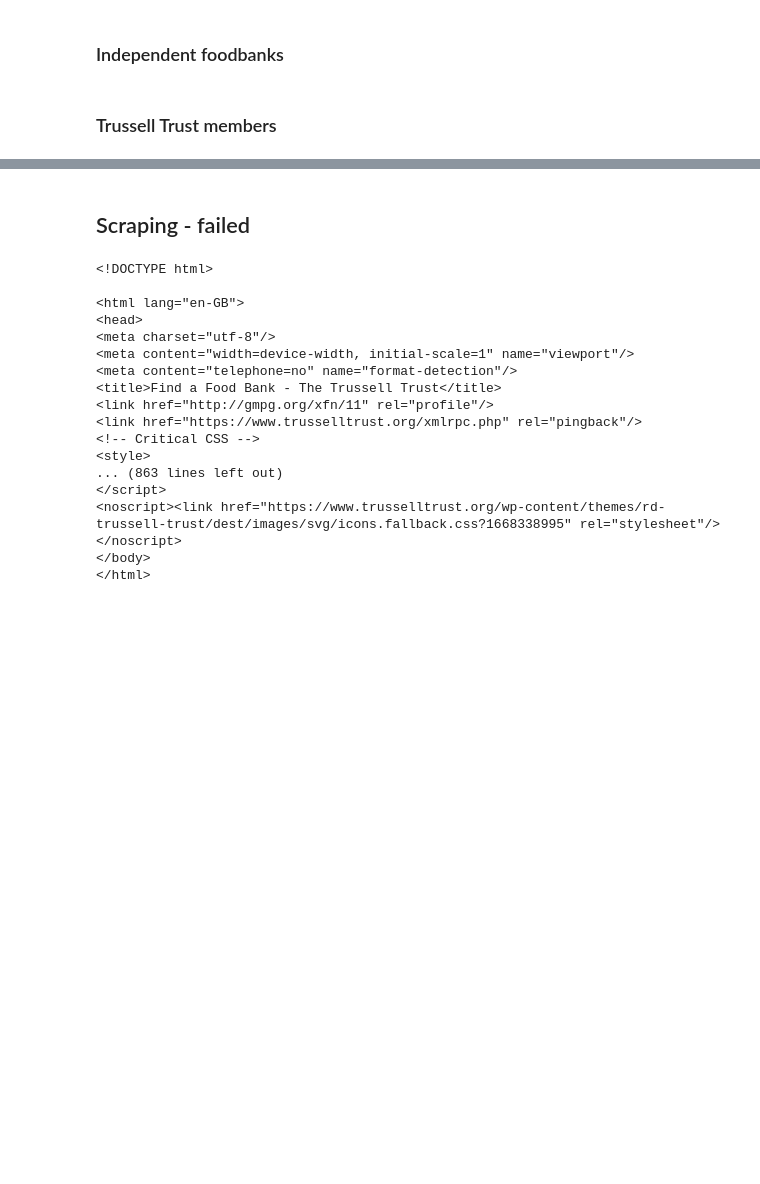
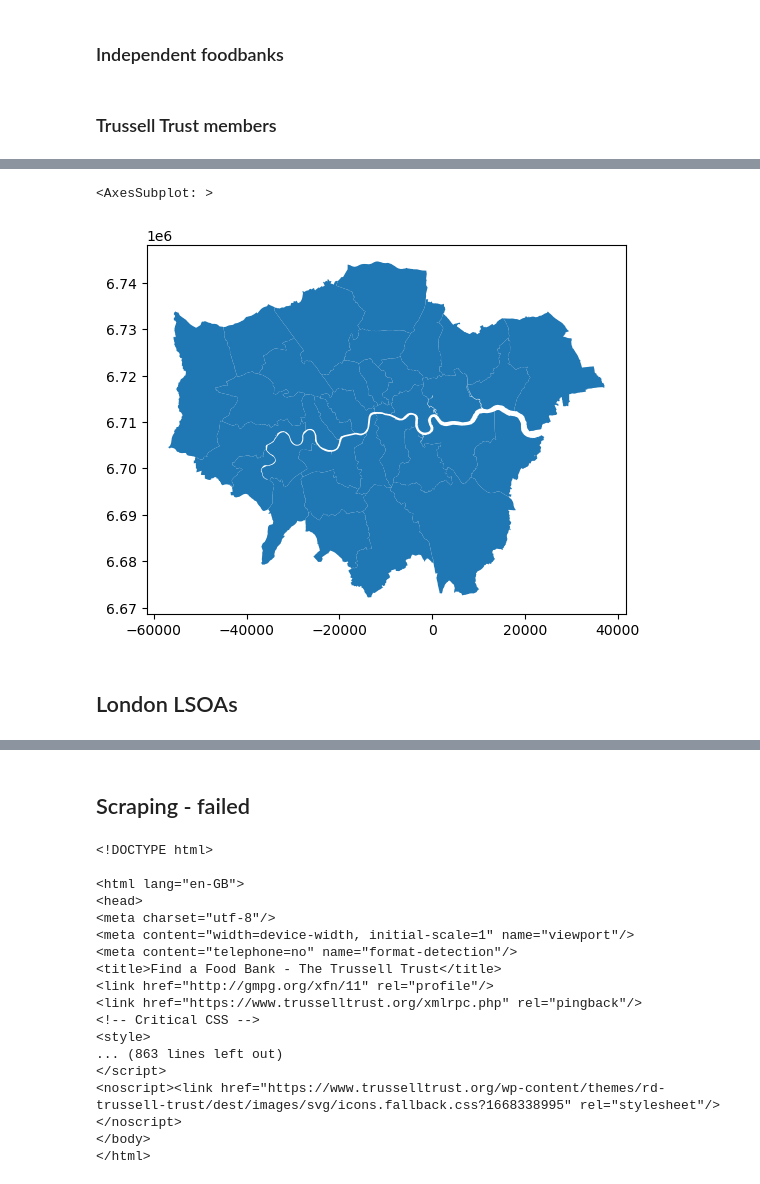
Before and after one commit to Lisa-Ho/30-day-map-challenge, a Jupyter notebook: 2022/Day13/foodbanks-london.ipynb, the cells around one changed output, grey strips where cells are left out. Drawn from its saved outputs; the diff is of its cells as text; code cells hidden in the pictures; blank space fills up the shorter version.

```diff
--- a/2022/Day13/foodbanks-london.ipynb
+++ b/2022/Day13/foodbanks-london.ipynb
@@ -101,0 +217,9 @@ ind
+# %%
+la = gpd.GeoDataFrame.from_file("London_Borough_Excluding_MHW.geojson")
+# %%
+la.plot()
+# %% [output]
+<AxesSubplot: >
+[figure, added]
+# %% [markdown]
+## London LSOAs
```
Also changed, not shown: parts of 35 cells of this notebook.
